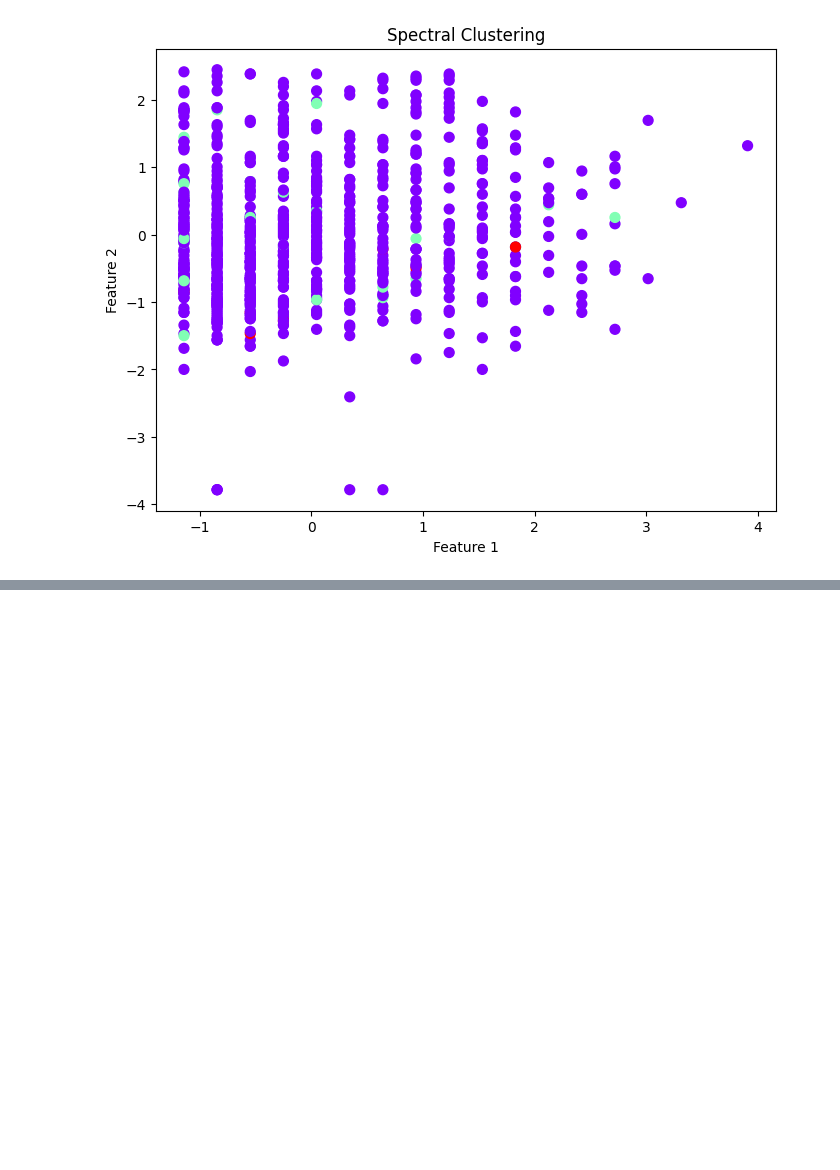
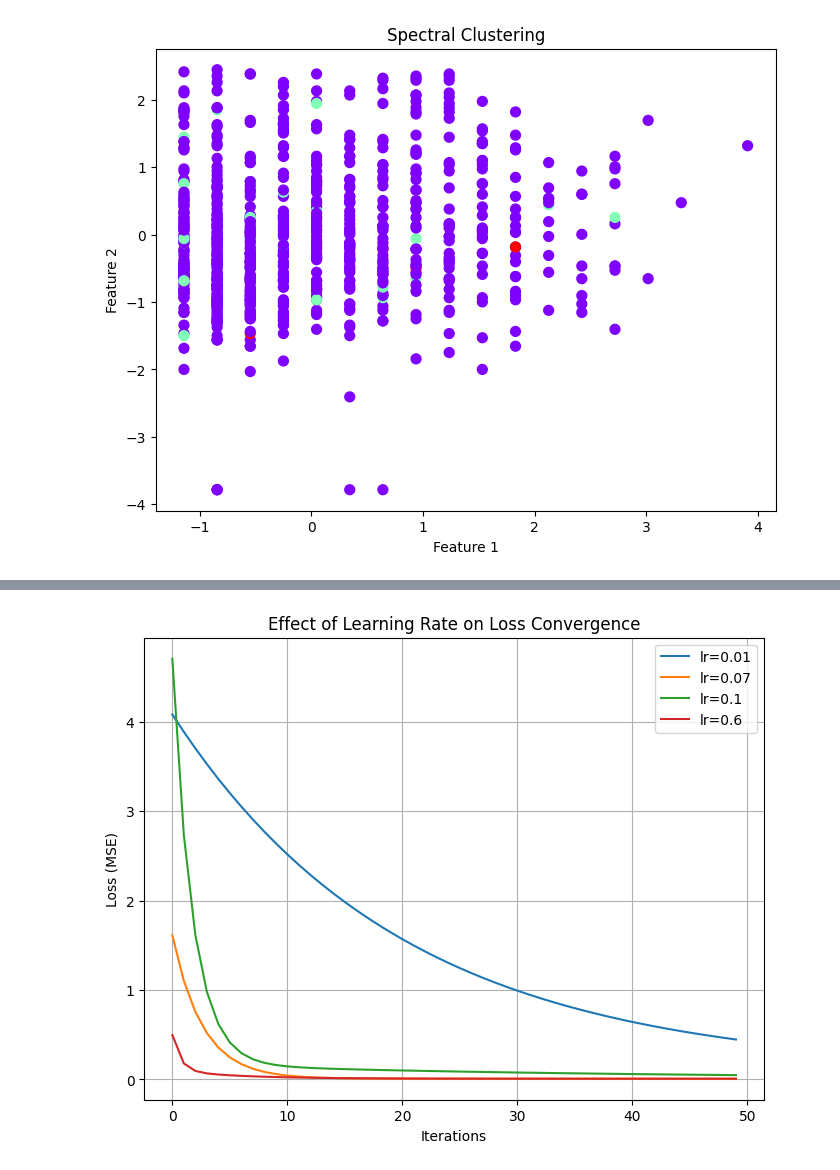
Before and after one commit to Saibalaji888/ML-lab, a Jupyter notebook: MachineLearning_Lab.ipynb, the cells around one changed output, grey strips where cells are left out. Saved outputs shown, nothing was run; the diff lists cells and outputs as text; code cells hidden in the pictures; blank space fills up the shorter version.

```diff
--- a/MachineLearning_Lab.ipynb
+++ b/MachineLearning_Lab.ipynb
@@ -1751,0 +2657,56 @@ Spectral Clustering Silhouette Score: 0.3064913402794171
+# %%
+#5. Find the relation between learning rate and loss (or) number  of iterations and loss.
+
+import numpy as np
+import matplotlib.pyplot as plt
+
+# --- Synthetic dataset (linear problem) ---
+np.random.seed(42)
+X = np.random.rand(100, 1)  # 100 samples, 1 feature
+y = 2 * X.squeeze() + 1 + 0.1 * np.random.randn(100)  # y = 2x + 1 + noise
+y = y.reshape(-1, 1)
+
+# --- Simple linear neuron ---
+class SimpleNeuron:
+    def __init__(self):
+        self.w = np.random.randn(1, 1)
+        self.b = 0
+
+    def forward(self, X):
+        return np.dot(X, self.w) + self.b
+
+    def compute_loss(self, y_true, y_pred):
+        return np.mean((y_true - y_pred)**2)  # MSE
+
+    def train(self, X, y, lr, n_iters):
+        losses = []
+        for _ in range(n_iters):
+            y_pred = self.forward(X)
+            loss = self.compute_loss(y, y_pred)
+            losses.append(loss)
+
+            # Gradient descent
+            dw = np.mean(2 * (y_pred - y) * X)
+            db = np.mean(2 * (y_pred - y))
+            self.w -= lr * dw
+            self.b -= lr * db
+        return losses
+
+# --- Compare different learning rates ---
+learning_rates = [0.01, 0.07, 0.1, 0.6]
+n_iters = 50
+
+plt.figure(figsize=(8,6))
+for lr in learning_rates:
+    neuron = SimpleNeuron()
+    losses = neuron.train(X, y, lr=lr, n_iters=n_iters)
+    plt.plot(range(n_iters), losses, label=f'lr={lr}')
+
+plt.xlabel("Iterations")
+plt.ylabel("Loss (MSE)")
+plt.title("Effect of Learning Rate on Loss Convergence")
+plt.legend()
+plt.grid(True)
+plt.show()
+# %% [output]
+[figure, added]
```
Also changed, not shown: parts of 27 cells of this notebook.
